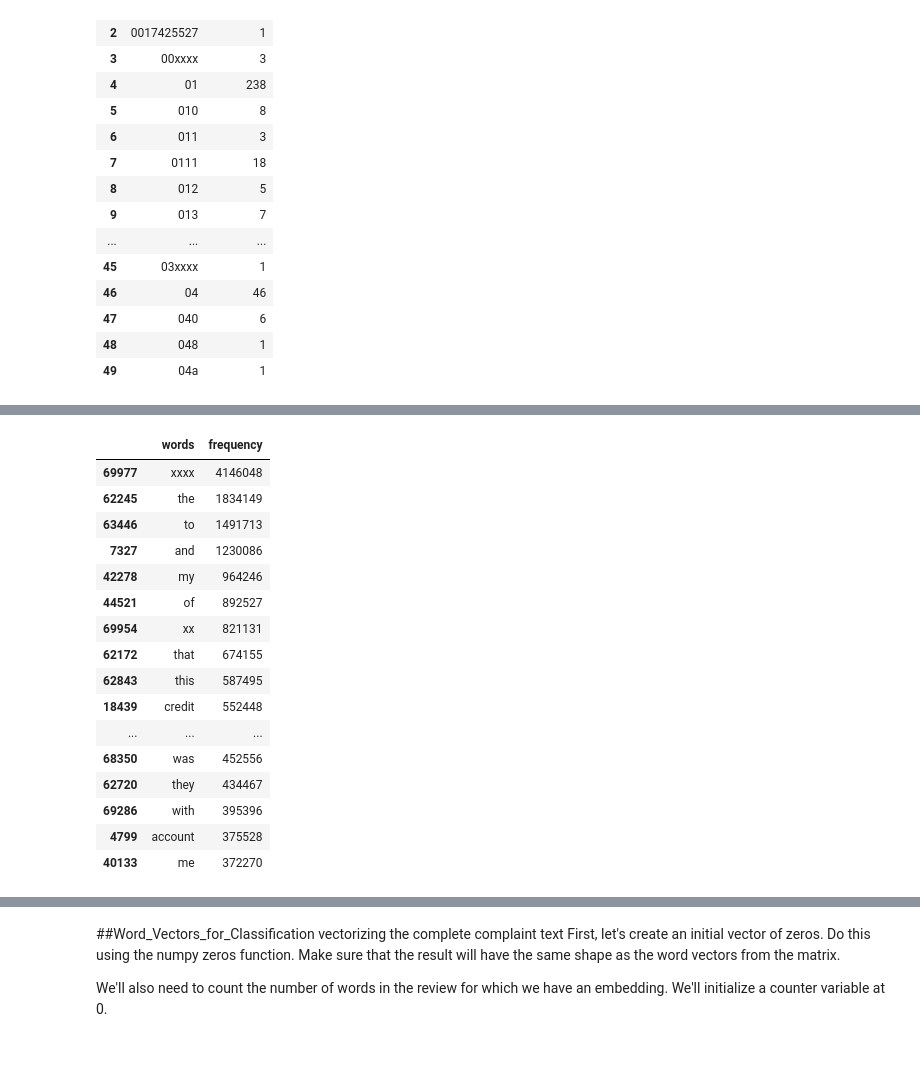
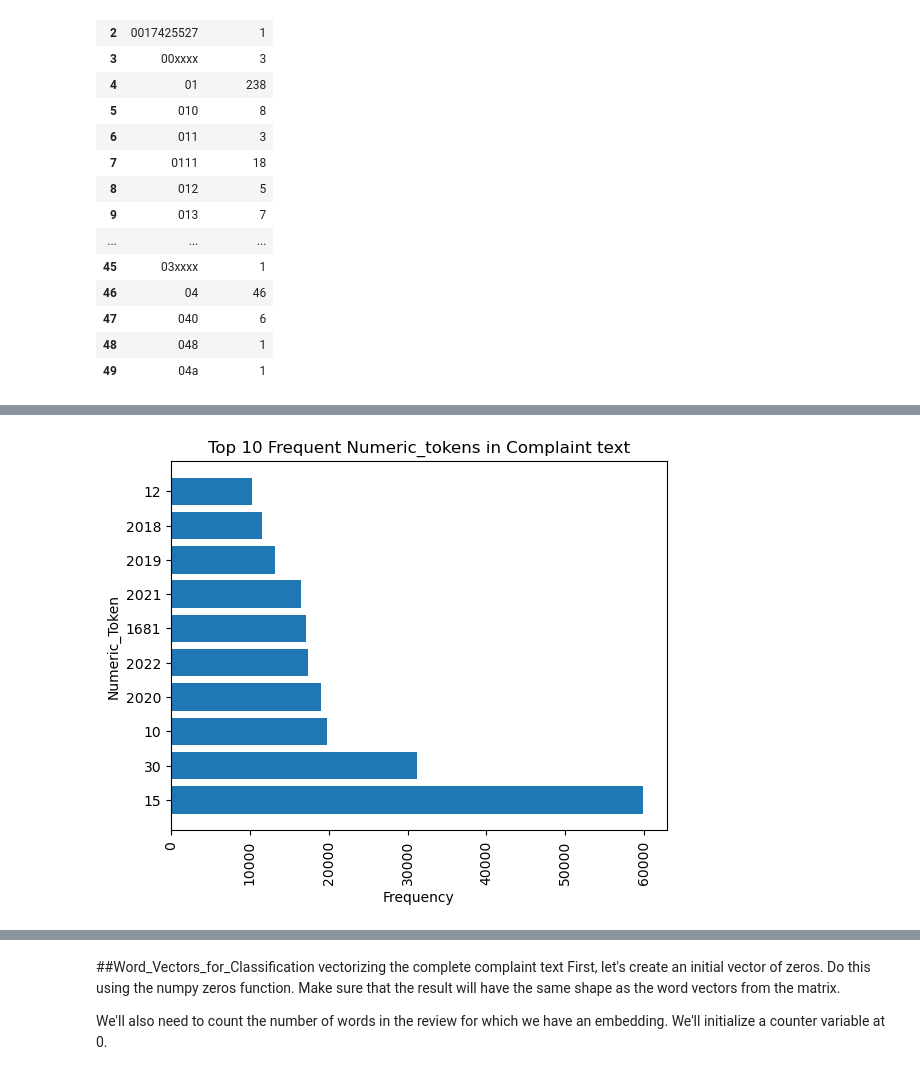
Before and after one commit to nss-data-science-cohort-6/cfpb_text_classification-gangsta-s-paradise, a Jupyter notebook: notebooks/smita_cfbp1.ipynb, the cells around one changed output, grey strips where cells are left out. Cells and saved outputs as stored; diff of their text form; code cells hidden in the pictures.

```diff
--- a/notebooks/smita_cfbp1.ipynb
+++ b/notebooks/smita_cfbp1.ipynb
@@ -340,20 +337,14 @@ word_counts1[word_counts1['words'].str.isnumeric()].sort_values('frequency',asce
-# %%
-word_counts1[~word_counts1['words'].str.isnumeric()].sort_values('frequency',ascending=False).head(20)
-# %% [output]
-|  | words | frequency |
-| 69977 | xxxx | 4146048 |
-| 62245 | the | 1834149 |
-| 63446 | to | 1491713 |
-| 7327 | and | 1230086 |
-| 42278 | my | 964246 |
-| 44521 | of | 892527 |
-| 69954 | xx | 821131 |
-| 62172 | that | 674155 |
-| 62843 | this | 587495 |
-| 18439 | credit | 552448 |
-| ... | ... | ... |
-| 68350 | was | 452556 |
-| 62720 | they | 434467 |
-| 69286 | with | 395396 |
-| 4799 | account | 375528 |
-| 40133 | me | 372270 |
+# %%
+numeric_words = (word_counts1[word_counts1['words'].str.isnumeric()].sort_values('frequency',ascending=False)
+ .head(10))
+
+import matplotlib.pyplot as plt
+
+plt.barh(numeric_words.words, numeric_words.frequency)
+plt.xticks(rotation=90)
+plt.xlabel("Frequency")
+plt.ylabel("Numeric_Token")
+plt.title("Top 10 Frequent Numeric_tokens in Complaint text")
+plt.show()
+# %% [output]
+[figure, added]
```
Also changed, not shown: parts of 14 cells of this notebook.
